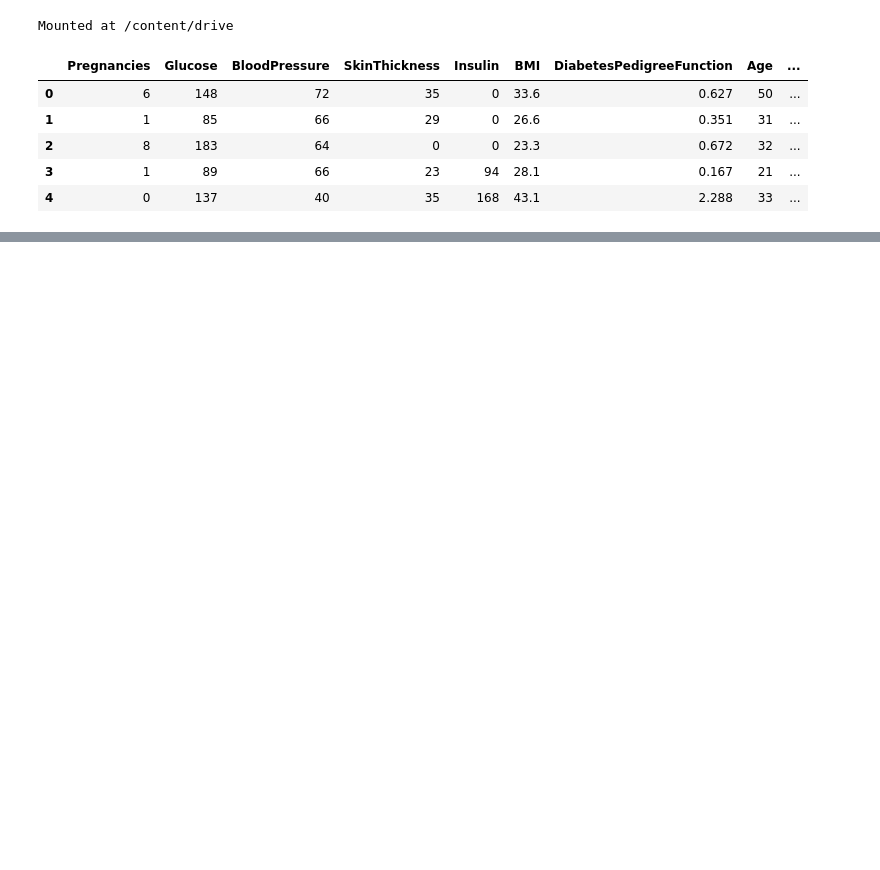
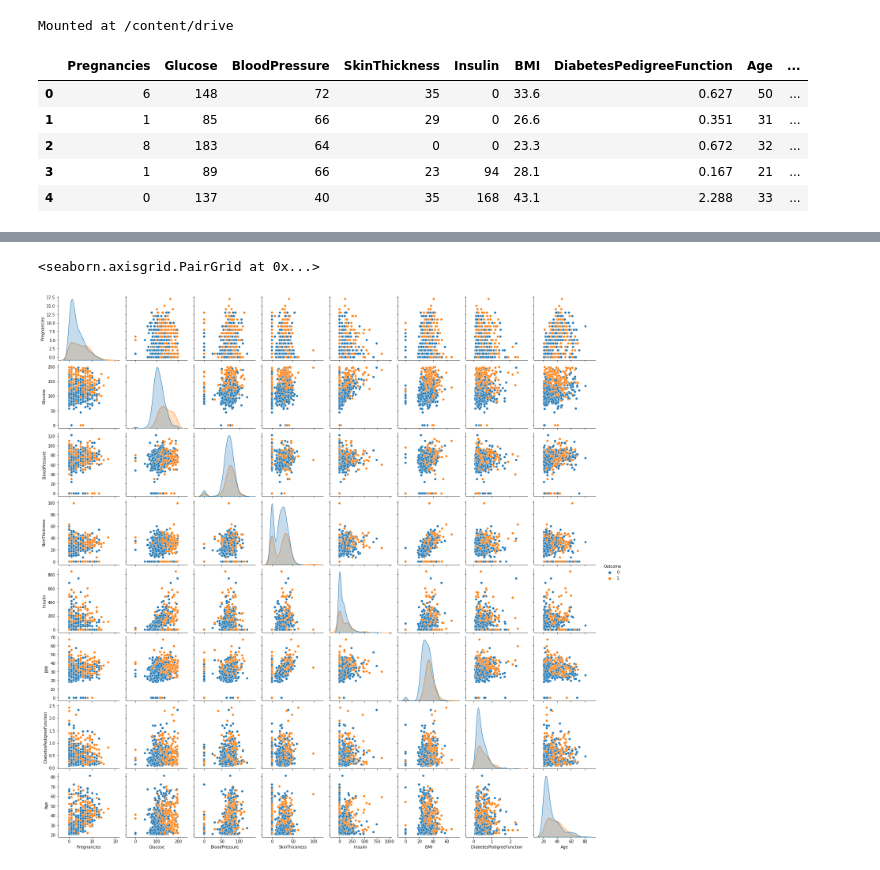
Before and after one commit to Rejoy01/Pima_Indians_Diabetes_Database, a Jupyter notebook: Pima_Indians_Diabetes_Database.ipynb, the cells around one changed output, grey strips where cells are left out. Saved outputs shown, nothing was run; the diff lists cells and outputs as text; code cells hidden in the pictures; blank space fills up the shorter version.

```diff
--- a/Pima_Indians_Diabetes_Database.ipynb
+++ b/Pima_Indians_Diabetes_Database.ipynb
@@ -22,0 +124,6 @@ df.head()
+# %%
+# Pairlot using sns
+sns.pairplot(df,hue = "Outcome")
+# %% [output]
+<seaborn.axisgrid.PairGrid at 0x...>
+[figure, added]
```
Also changed, not shown: parts of 16 cells of this notebook.
